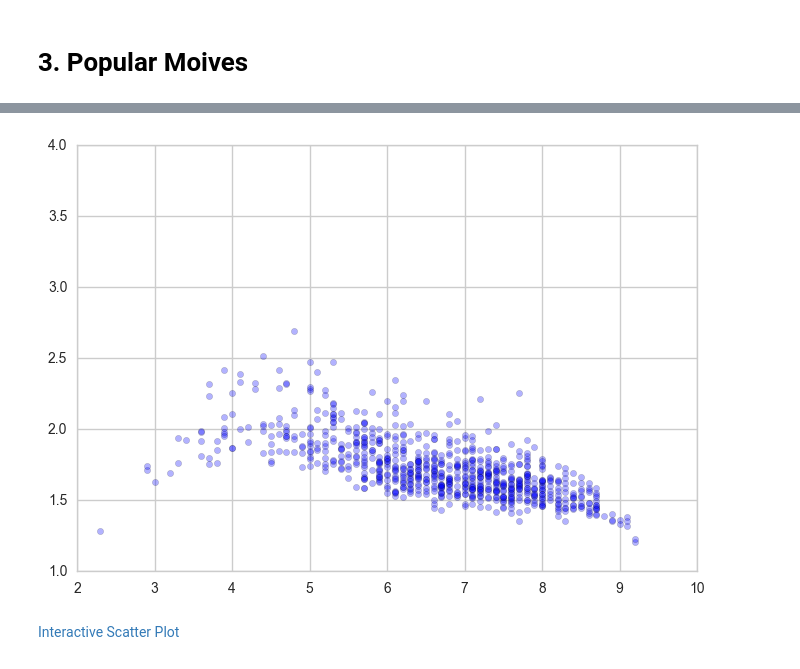
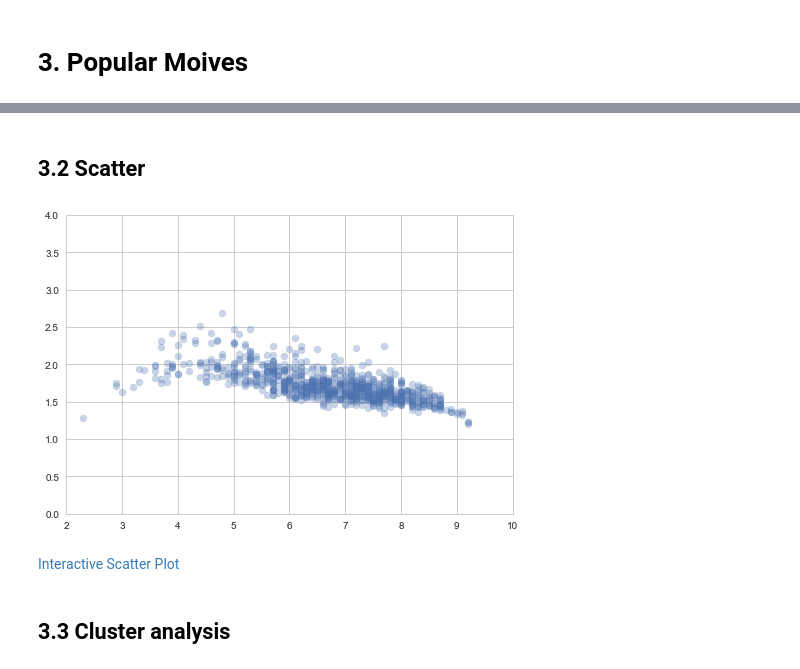
Before and after one commit to cqcn1991/movie-compare, a Jupyter notebook: movie2.ipynb, the cells around one changed output, grey strips where cells are left out. Saved outputs shown, nothing was run; the diff lists cells and outputs as text; code cells hidden in the pictures.

```diff
--- a/movie2.ipynb
+++ b/movie2.ipynb
@@ -184,9 +191,13 @@ print(ecdf(2.2))
+# %% [markdown]
+## 3.2 Scatter
 # %%
 fig, ax = plt.subplots()
 scatter_plot = ax.scatter(df.db_rating, df['std'], alpha=0.3)
-ax.axis([2,10,1,4])
+ax.axis([2,10,0,4])
 plt.show()
-turn_scatter_into_interactive(fig, scatter_plot, df, 'popular.html', show_ratings_num=False)
+turn_scatter_into_interactive(fig, scatter_plot, df, 'D:/movie_output/popular.html', show_ratings_num=False, click=True)
 # %% [output]
-[figure, old version]
+[figure, new version]
 Interactive Scatter Plot
+# %% [markdown]
+## 3.3 Cluster analysis
```
Also changed, not shown: parts of 36 cells of this notebook, 13 other files.
